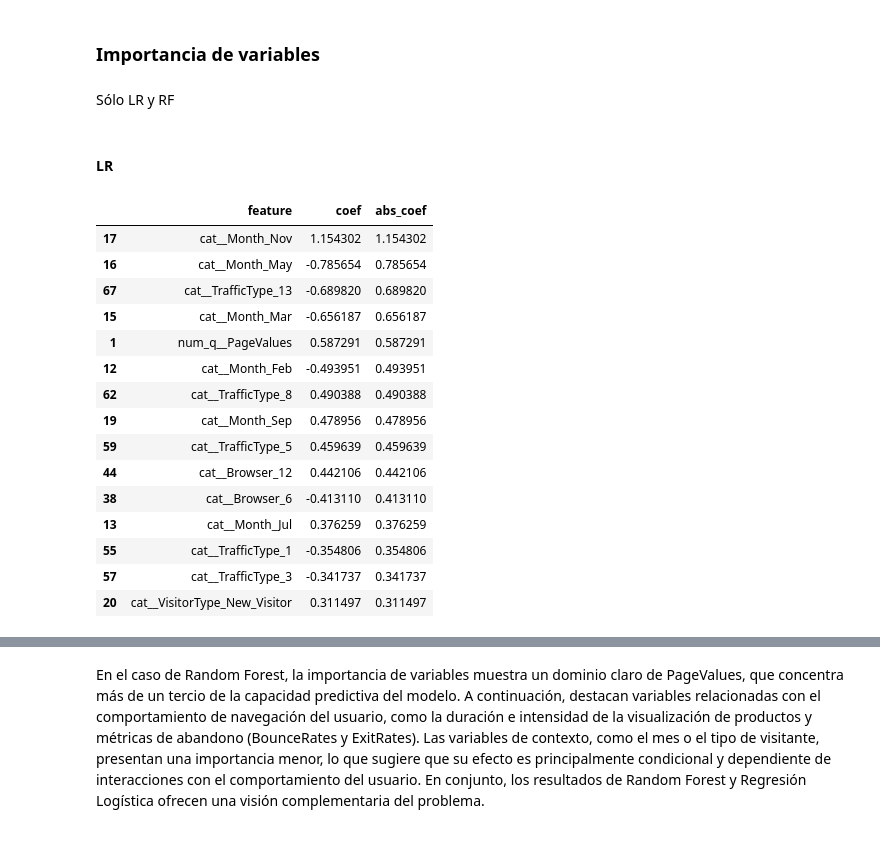
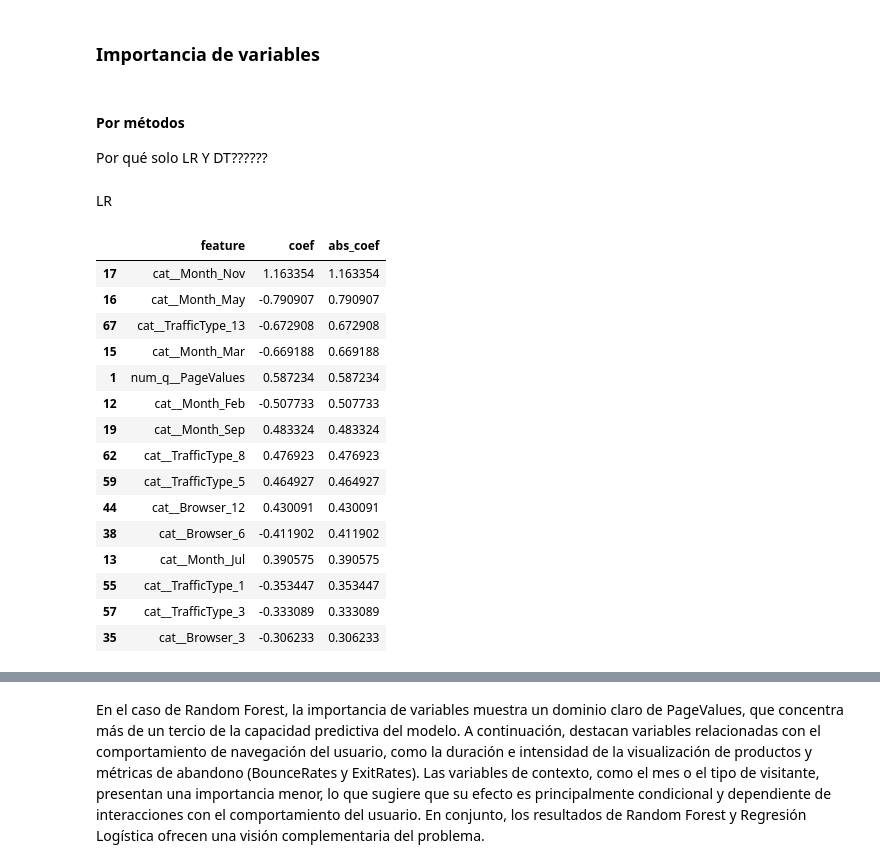
Before and after one commit to ADCO02/trabajoPreparacionDatos, a Jupyter notebook: Notebook.ipynb, the cells around one changed output, grey strips where cells are left out. Saved outputs shown, nothing was run; the diff lists cells and outputs as text; code cells hidden in the pictures.

```diff
--- a/Notebook.ipynb
+++ b/Notebook.ipynb
@@ -224,0 +248,2 @@ def evaluate(
+# %%
+rnd_st = 42
@@ -592,3 +595,7 @@ La aplicación del capado basado en IQR no produce mejoras significativas en la
+# %%
+df = df_cap
+X = df.drop(columns=["Revenue"])
+y = df["Revenue"]
 # %% [markdown]
 ## Escalado
 
@@ -796,7 +801,6 @@ main_vars = [
     "Administrative_Duration",
 ]
 
-# 1) Vista “tal cual” (Recorte SOLO visual (p.ej. 1%–99%) para que el hist no quede aplastado)
 for c in main_vars:
-    plot_hist_kde_and_box(df, c, bins=60, clip_quantiles=(0.01, 0.99))
+    plot_hist_kde_and_box(df, c, bins=60, log1p=True)
 # %% [output]
@@ -807,6 +811,2 @@ for c in main_vars:
 # %% [markdown]
 Dado que varias variables numéricas presentan una fuerte asimetría positiva, con gran concentración de valores cercanos a cero y colas largas hacia valores altos, se emplea la transformación log1p únicamente con fines exploratorios, con el objetivo de visualizar mejor la estructura interna de las distribuciones.
-# %%
-# 2) Vista log1p (muy útil para colas largas, sobre todo duraciones)
-for c in main_vars:
-    plot_hist_kde_and_box(df, c, bins=60, log1p=True)
@@ -962,67 +939,62 @@ Se observan mejoras notables tanto para LR (antes: 0.8146 ± 0.0051) como para K
 # %% [markdown]
 ### Importancia de variables
-# %% [markdown]
-Sólo LR y RF
-# %% [markdown]
-#### LR
+# %% [markdown]
+#### Por métodos
+
+Por qué solo LR Y DT??????
+# %% [markdown]
+LR
 # %%
-num_pipe_Q = Pipeline([
-    ("transform", QuantileTransformer(output_distribution="normal", n_quantiles=200, random_state=0)),
-    ("scaler", RobustScaler()),
-])
-
-num_cols_Q = ['Informational_Duration', 'PageValues']
-
-num_pipe_rest = Pipeline([
-    ("scaler", RobustScaler()),
-])
-
-num_cols_rest = [
-    c for c in num_cols
-    if c not in (num_cols_Q)
-]
-
 preprocess = ColumnTransformer(
     transformers=[
         ("num_q", num_pipe_Q, num_cols_Q),
+        ("num_yj", num_pipe_YJ, num_cols_YJ),
         ("num_rest", num_pipe_rest, num_cols_rest),
         ("cat", OneHotEncoder(handle_unknown="ignore"), cat_cols),
     ]
 )
 
+lr_final = LogisticRegression(
+    max_iter=2000,
+    C=0.1,
+    fit_intercept=True,
+    class_weight="balanced",
+    random_state=rnd_st
+)
+
 pipe_lr = Pipeline([
     ("preprocess", preprocess),
-    ("model", LogisticRegression(max_iter=2000, C=0.1, class_weight='balanced'))
+    ("model", lr_final)
 ])
 
 pipe_lr.fit(X, y)
 
 feature_names = pipe_lr.named_steps["preprocess"].get_feature_names_out()
 
 coefs = pipe_lr.named_steps["model"].coef_.ravel()
 imp_lr = (
     pd.DataFrame({"feature": feature_names, "coef": coefs})
       .assign(abs_coef=lambda d: d["coef"].abs())
       .sort_values("abs_coef", ascending=False)
 )
 
 imp_lr.head(15)
 # %% [output]
 |  | feature | coef | abs_coef |
-| 17 | cat__Month_Nov | 1.154302 | 1.154302 |
-| 16 | cat__Month_May | -0.785654 | 0.785654 |
-| 67 | cat__TrafficType_13 | -0.689820 | 0.689820 |
-| 15 | cat__Month_Mar | -0.656187 | 0.656187 |
-| 1 | num_q__PageValues | 0.587291 | 0.587291 |
-| 12 | cat__Month_Feb | -0.493951 | 0.493951 |
-| 62 | cat__TrafficType_8 | 0.490388 | 0.490388 |
-| 19 | cat__Month_Sep | 0.478956 | 0.478956 |
-| 59 | cat__TrafficType_5 | 0.459639 | 0.459639 |
-| 44 | cat__Browser_12 | 0.442106 | 0.442106 |
-| 38 | cat__Browser_6 | -0.413110 | 0.413110 |
-| 13 | cat__Month_Jul | 0.376259 | 0.376259 |
-| 55 | cat__TrafficType_1 | -0.354806 | 0.354806 |
-| 57 | cat__TrafficType_3 | -0.341737 | 0.341737 |
-| 20 | cat__VisitorType_New_Visitor | 0.311497 | 0.311497 |
+| 17 | cat__Month_Nov | 1.163354 | 1.163354 |
+| 16 | cat__Month_May | -0.790907 | 0.790907 |
+| 67 | cat__TrafficType_13 | -0.672908 | 0.672908 |
+| 15 | cat__Month_Mar | -0.669188 | 0.669188 |
+| 1 | num_q__PageValues | 0.587234 | 0.587234 |
+| 12 | cat__Month_Feb | -0.507733 | 0.507733 |
+| 19 | cat__Month_Sep | 0.483324 | 0.483324 |
+| 62 | cat__TrafficType_8 | 0.476923 | 0.476923 |
+| 59 | cat__TrafficType_5 | 0.464927 | 0.464927 |
+| 44 | cat__Browser_12 | 0.430091 | 0.430091 |
+| 38 | cat__Browser_6 | -0.411902 | 0.411902 |
+| 13 | cat__Month_Jul | 0.390575 | 0.390575 |
+| 55 | cat__TrafficType_1 | -0.353447 | 0.353447 |
+| 57 | cat__TrafficType_3 | -0.333089 | 0.333089 |
+| 35 | cat__Browser_3 | -0.306233 | 0.306233 |
 # %% [markdown]
 En el caso de la regresión logística, la importancia de las variables se evalúa a partir de la magnitud absoluta de los coeficientes, dado que las variables han sido previamente transformadas y escaladas. Los resultados muestran que variables categóricas relacionadas con la estacionalidad (Month) y el canal de tráfico (TrafficType) presentan un impacto considerable en la probabilidad de conversión. En particular, el mes de noviembre destaca por su fuerte efecto positivo, lo cual es coherente con periodos promocionales. Entre las variables numéricas, PageValues aparece como una de las más influyentes, reforzando su papel como indicador del valor potencial de la sesión.
```
Also changed, not shown: parts of 70 cells of this notebook.
